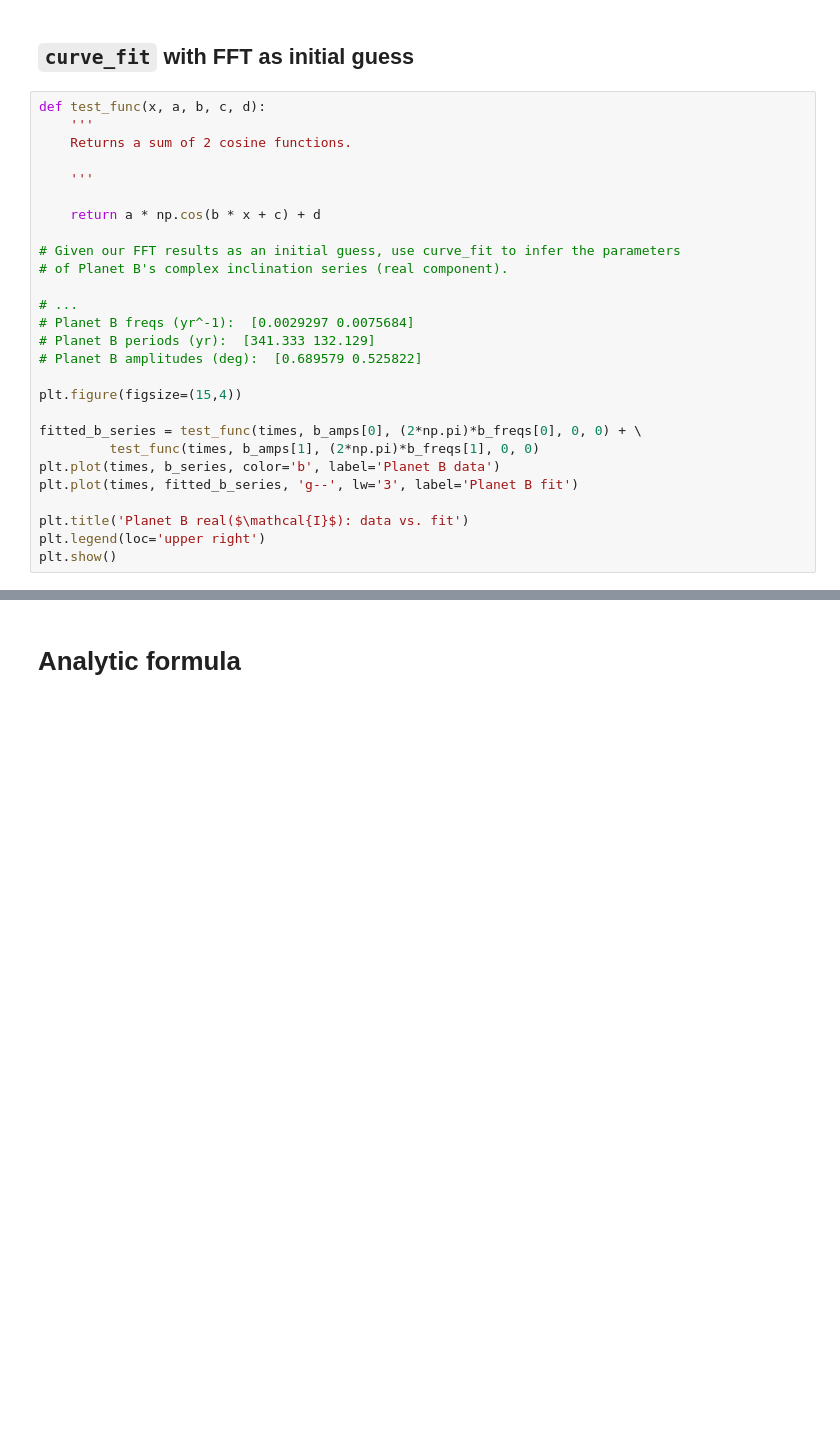
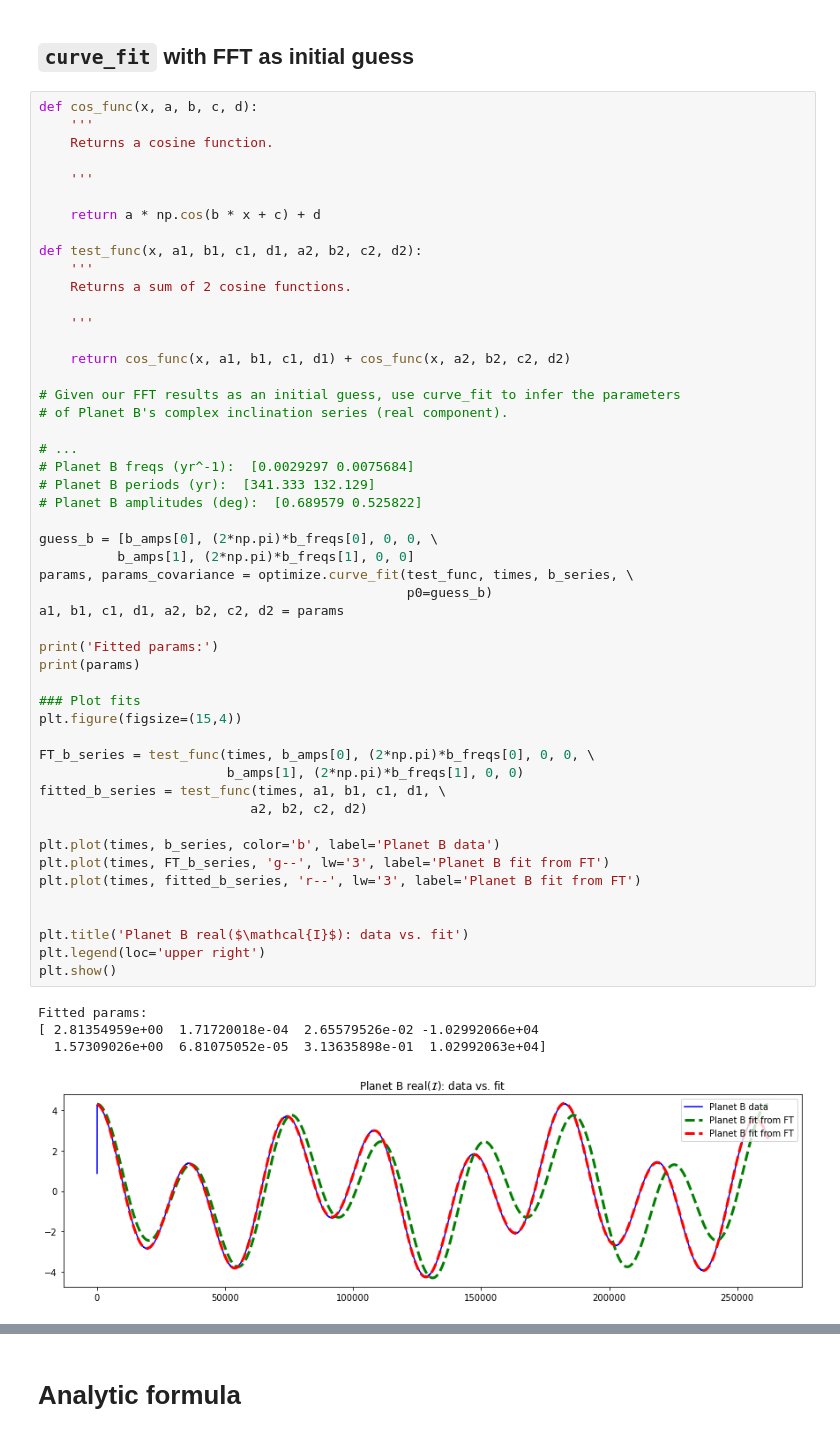
Before and after one commit to Jupiter1994/inc-dynamics, a Jupyter notebook: three_planet/three_planet.ipynb, the cells around one changed output, grey strips where cells are left out. Drawn from its saved outputs; the diff is of its cells as text; blank space fills up the shorter version.

Commit message:
did curve_fit, mode amps for 1.4 system

```diff
--- a/three_planet/three_planet.ipynb
+++ b/three_planet/three_planet.ipynb
@@ -455,29 +455,57 @@ d_fft = 2 / num_steps * np.abs(fft.fft(c_complex_incs_deg.real))
 # %% [markdown]
 ## `curve_fit` with FFT as initial guess
 # %%
-def test_func(x, a, b, c, d):
+def cos_func(x, a, b, c, d):
+    '''
+    Returns a cosine function.
+
+    '''
+
+    return a * np.cos(b * x + c) + d
+
+def test_func(x, a1, b1, c1, d1, a2, b2, c2, d2):
     '''
     Returns a sum of 2 cosine functions.
 
     '''
 
-    return a * np.cos(b * x + c) + d
+    return cos_func(x, a1, b1, c1, d1) + cos_func(x, a2, b2, c2, d2)
 
 # Given our FFT results as an initial guess, use curve_fit to infer the parameters
 # of Planet B's complex inclination series (real component).
 
 # ...
 # Planet B freqs (yr^-1):  [0.0029297 0.0075684]
 # Planet B periods (yr):  [341.333 132.129]
 # Planet B amplitudes (deg):  [0.689579 0.525822]
 
+guess_b = [b_amps[0], (2*np.pi)*b_freqs[0], 0, 0, \
+          b_amps[1], (2*np.pi)*b_freqs[1], 0, 0]
+params, params_covariance = optimize.curve_fit(test_func, times, b_series, \
+                                               p0=guess_b)
+a1, b1, c1, d1, a2, b2, c2, d2 = params
+
+print('Fitted params:')
+print(params)
+
+### Plot fits
 plt.figure(figsize=(15,4))
 
-fitted_b_series = test_func(times, b_amps[0], (2*np.pi)*b_freqs[0], 0, 0) + \
-         test_func(times, b_amps[1], (2*np.pi)*b_freqs[1], 0, 0)
+FT_b_series = test_func(times, b_amps[0], (2*np.pi)*b_freqs[0], 0, 0, \
+                        b_amps[1], (2*np.pi)*b_freqs[1], 0, 0)
+fitted_b_series = test_func(times, a1, b1, c1, d1, \
+                           a2, b2, c2, d2)
+
 plt.plot(times, b_series, color='b', label='Planet B data')
-plt.plot(times, fitted_b_series, 'g--', lw='3', label='Planet B fit')
+plt.plot(times, FT_b_series, 'g--', lw='3', label='Planet B fit from FT')
+plt.plot(times, fitted_b_series, 'r--', lw='3', label='Planet B fit from FT')
+
 
 plt.title('Planet B real($\mathcal{I}$): data vs. fit')
 plt.legend(loc='upper right')
 plt.show()
+# %% [output]
+Fitted params:
+[ 2.81354959e+00  1.71720018e-04  2.65579526e-02 -1.02992066e+04
+  1.57309026e+00  6.81075052e-05  3.13635898e-01  1.02992063e+04]
+[figure, added]
```
Also changed, not shown: parts of 8 cells of this notebook.
